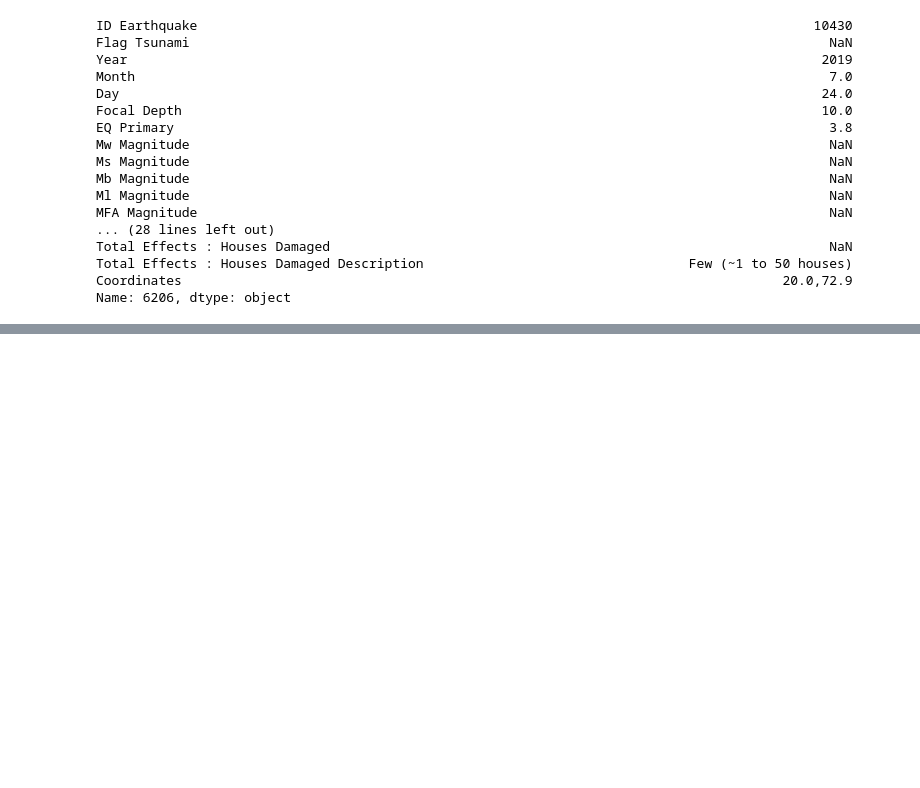
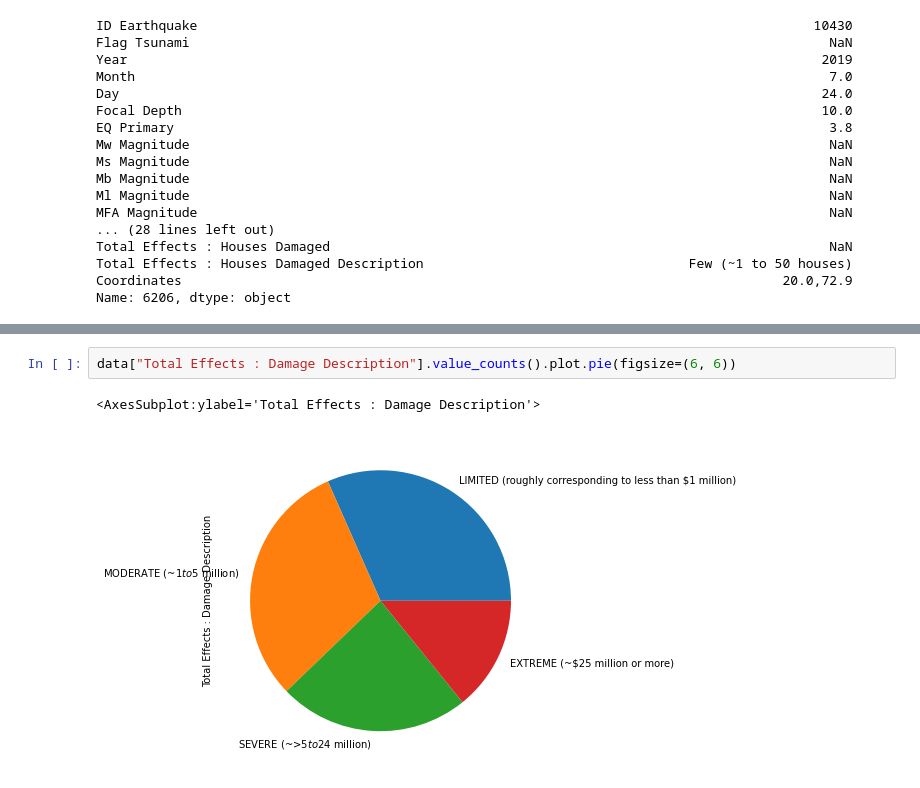
Before and after one commit to eupho73/TER-BNN, a Jupyter notebook: data/sign_eq_database.ipynb, the cells around one changed output, grey strips where cells are left out. Drawn from its saved outputs; the diff is of its cells as text; blank space fills up the shorter version.

```diff
--- a/data/sign_eq_database.ipynb
+++ b/data/sign_eq_database.ipynb
@@ -99,0 +151,5 @@ Name: 6206, dtype: object
+# %%
+data["Total Effects : Damage Description"].value_counts().plot.pie(figsize=(6, 6))
+# %% [output]
+<AxesSubplot:ylabel='Total Effects : Damage Description'>
+[figure, added]
```
Also changed, not shown: parts of 45 cells of this notebook, 1 other file.
